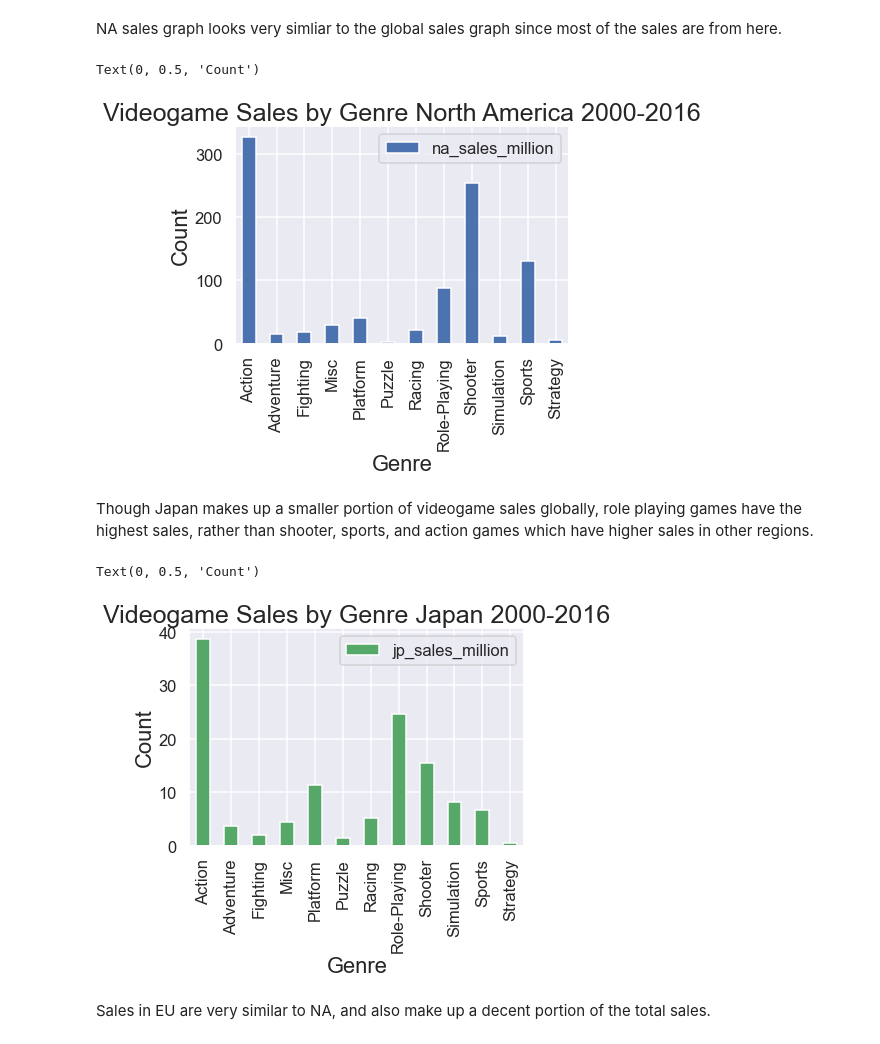
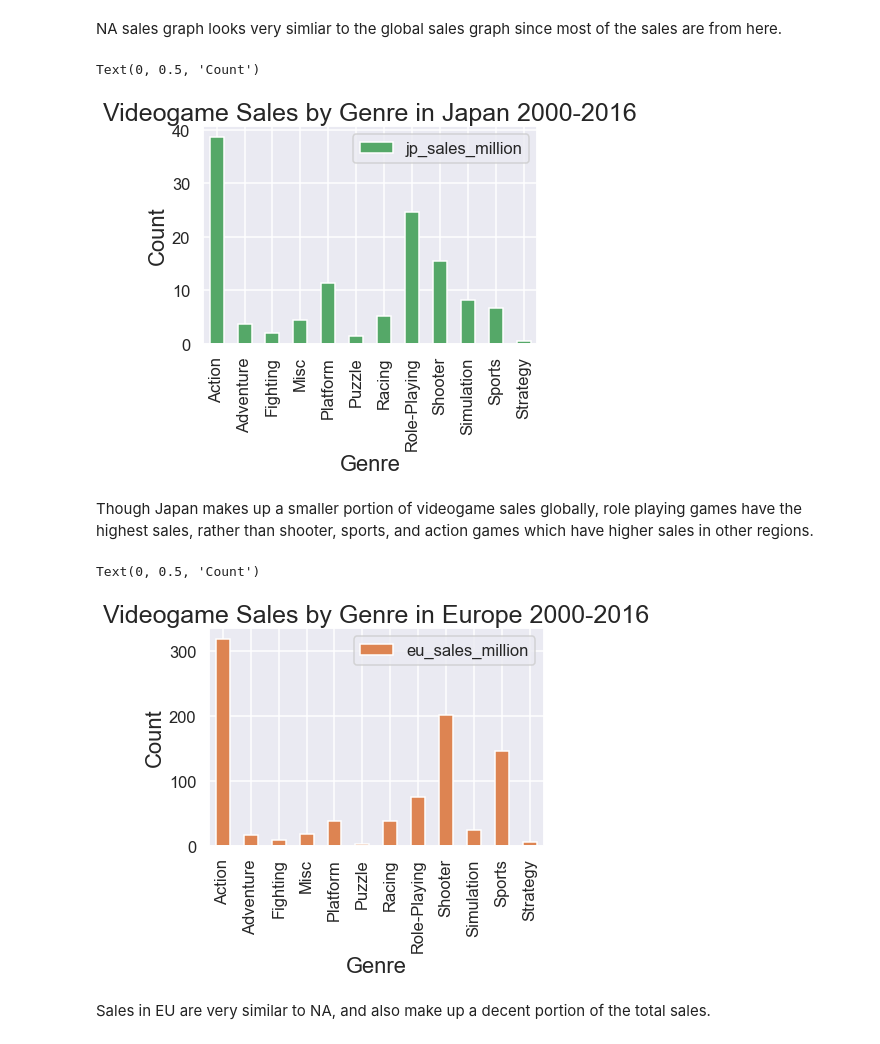
Before and after one commit to kvh8899/mostpopvidgame, a Jupyter notebook: FinalProject_group004.ipynb, the cells around one changed output. Saved outputs shown, nothing was run; the diff lists cells and outputs as text; code cells hidden in the pictures.

Commit message:
fixed plots

```diff
--- a/FinalProject_group004.ipynb
+++ b/FinalProject_group004.ipynb
@@ -310,24 +319,23 @@ Text(0, 0.5, 'Count (millions)')
 # %% [markdown]
 NA sales graph looks very simliar to the global sales graph since most of the sales are from here.
 # %%
-salesD = sales.groupby(['genre']).sum()
-na = salesD.plot.bar(y = ['na_sales_million'])
-plt.title('Videogame Sales by Genre North America 2000-2016', size = 25)
+jp = salesD.plot.bar(y = ['jp_sales_million'], color="#55a868")
+plt.title('Videogame Sales by Genre in Japan 2000-2016', size = 25)
 plt.xlabel("Genre", size = 22)
 plt.ylabel("Count", size = 22)
 # %% [output]
 Text(0, 0.5, 'Count')
-[figure, old version]
+[figure, new version]
 # %% [markdown]
 Though Japan makes up a smaller portion of videogame sales globally, role playing games have the highest sales, rather than shooter, sports, and action games which have higher sales in other regions.
 # %%
-jp = salesD.plot.bar(y = ['jp_sales_million'], color="#55a868")
-plt.title('Videogame Sales by Genre Japan 2000-2016', size = 25)
+eu = salesD.plot.bar(y = ['eu_sales_million'], color="#dd8452")
+plt.title('Videogame Sales by Genre in Europe 2000-2016', size = 25)
 plt.xlabel("Genre", size = 22)
 plt.ylabel("Count", size = 22)
 # %% [output]
 Text(0, 0.5, 'Count')
-[figure, old version]
+[figure, new version]
 # %% [markdown]
 Sales in EU are very similar to NA, and also make up a decent portion of the total sales.
 # %%
```
Also changed, not shown: parts of 8 cells of this notebook.
